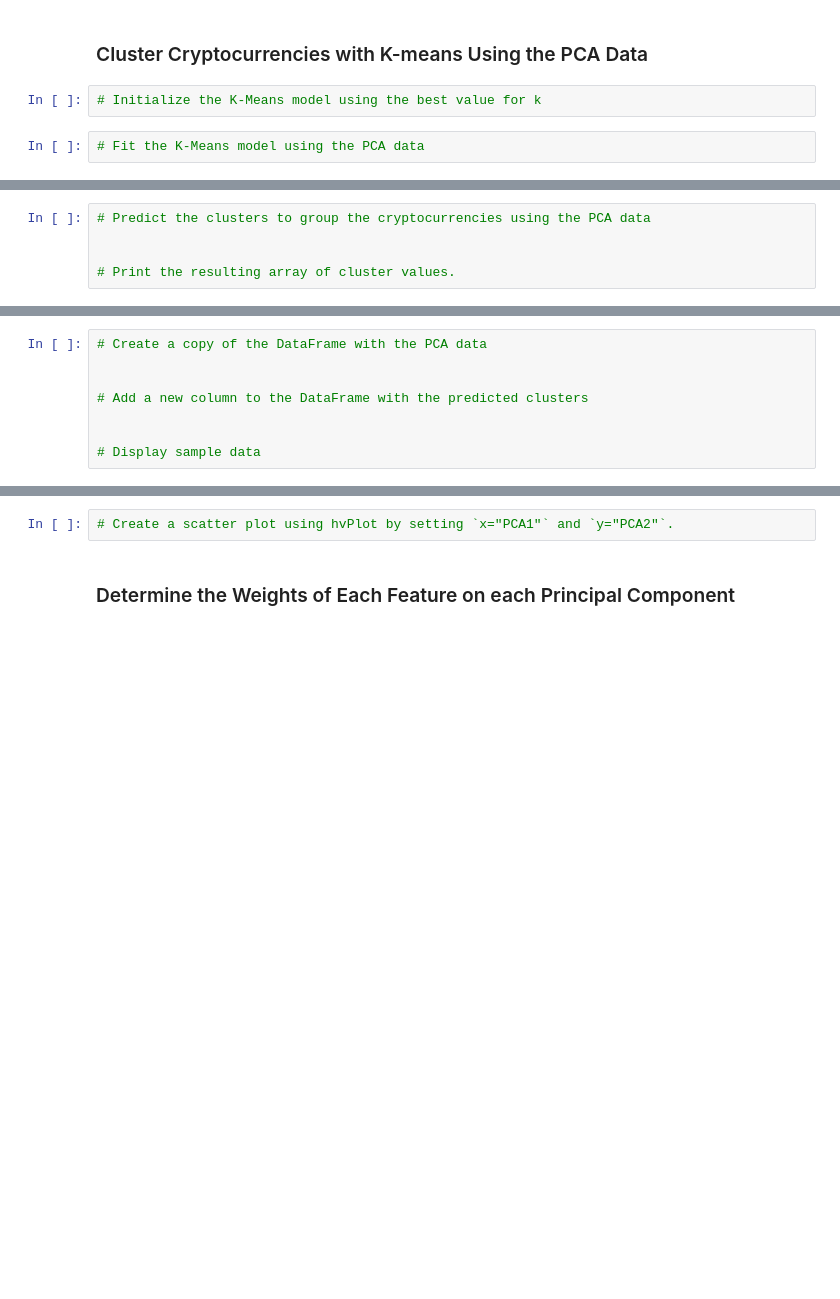
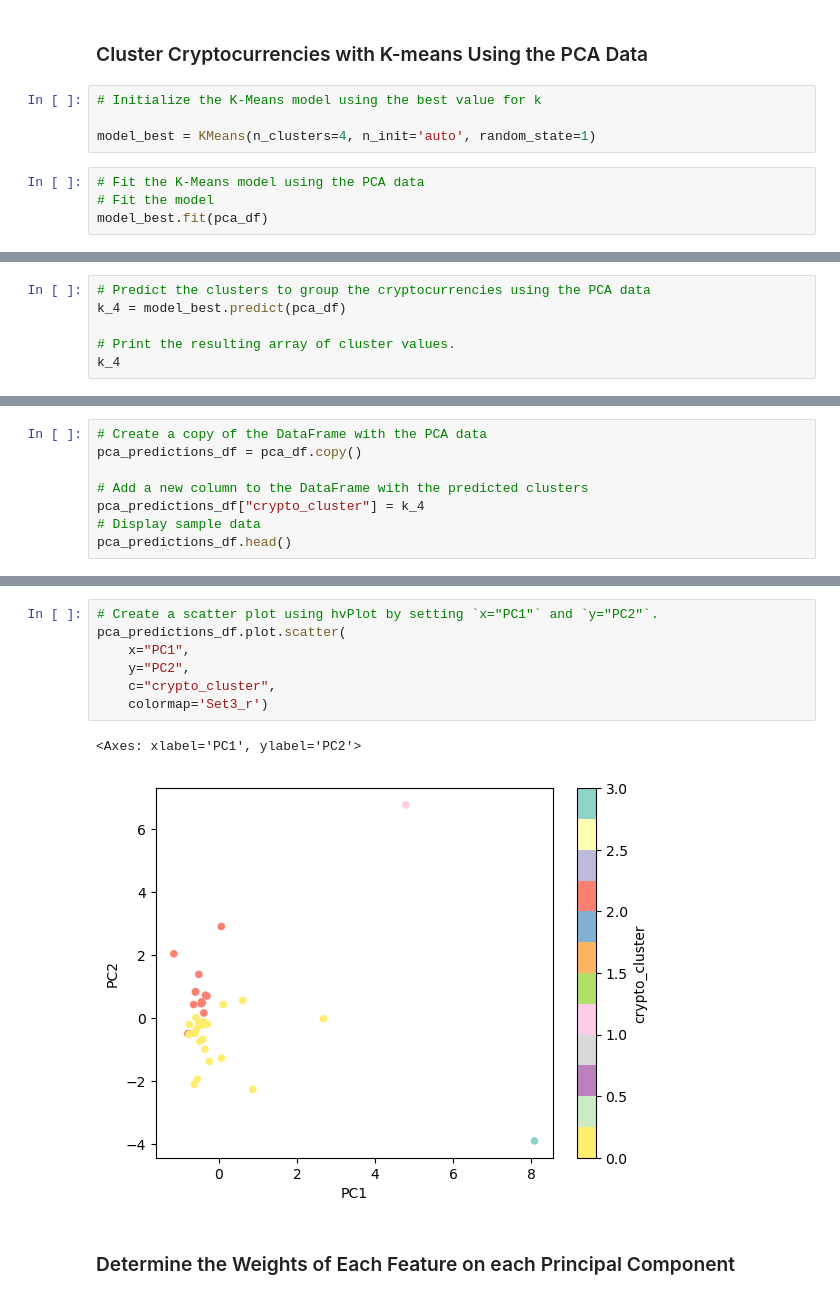
Before and after one commit to tbrown14611/CryptoClustering, a Jupyter notebook: Crypto_Clustering.ipynb, the cells around one changed output, grey strips where cells are left out. Cells and saved outputs as stored; diff of their text form; blank space fills up the shorter version.

```diff
--- a/Crypto_Clustering.ipynb
+++ b/Crypto_Clustering.ipynb
@@ -358,5 +356,9 @@ df_elbow.plot.line(
 ### Cluster Cryptocurrencies with K-means Using the PCA Data
 # %%
 # Initialize the K-Means model using the best value for k
+
+model_best = KMeans(n_clusters=4, n_init='auto', random_state=1)
 # %%
 # Fit the K-Means model using the PCA data
+# Fit the model
+model_best.fit(pca_df)
@@ -363,5 +367,6 @@ df_elbow.plot.line(
 # %%
 # Predict the clusters to group the cryptocurrencies using the PCA data
-
+k_4 = model_best.predict(pca_df)
 
 # Print the resulting array of cluster values.
+k_4
@@ -368,8 +376,8 @@ df_elbow.plot.line(
 # %%
 # Create a copy of the DataFrame with the PCA data
-
+pca_predictions_df = pca_df.copy()
 
 # Add a new column to the DataFrame with the predicted clusters
-
-
+pca_predictions_df["crypto_cluster"] = k_4
 # Display sample data
+pca_predictions_df.head()
@@ -376,5 +392,13 @@ df_elbow.plot.line(
 # %%
-# Create a scatter plot using hvPlot by setting `x="PCA1"` and `y="PCA2"`.
+# Create a scatter plot using hvPlot by setting `x="PC1"` and `y="PC2"`.
+pca_predictions_df.plot.scatter(
+    x="PC1",
+    y="PC2",
+    c="crypto_cluster",
+    colormap='Set3_r')
+# %% [output]
+<Axes: xlabel='PC1', ylabel='PC2'>
+[figure, added]
 # %% [markdown]
 ### Determine the Weights of Each Feature on each Principal Component
 # %%
```
Also changed, not shown: parts of 13 cells of this notebook.
